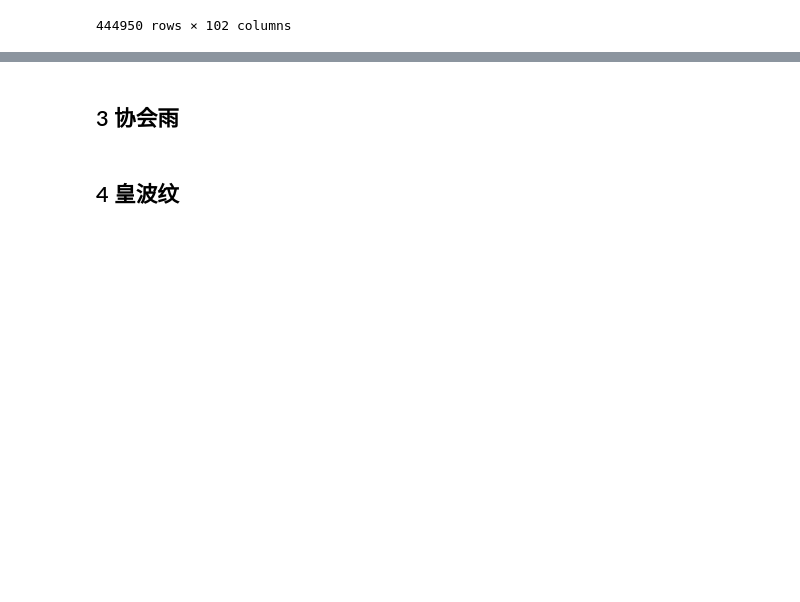
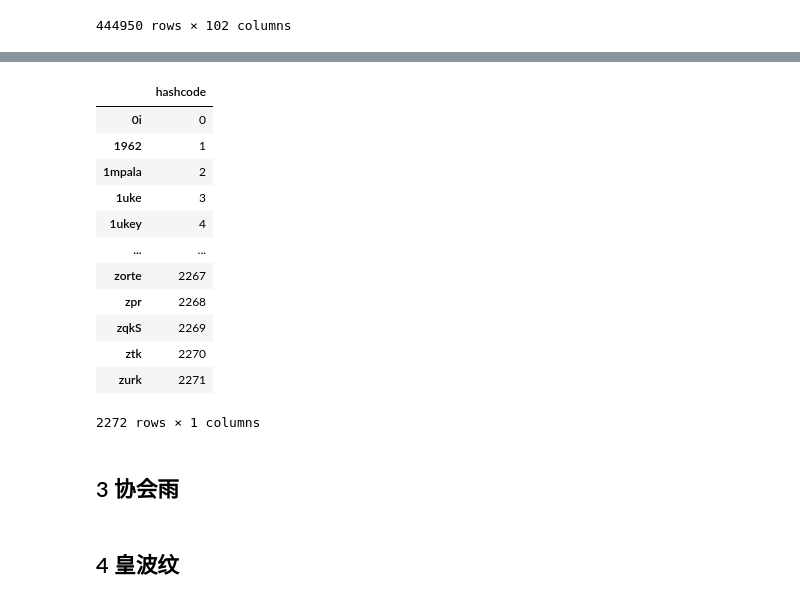
Before and after one commit to saeculumx/DataScienceTool_F23, a Jupyter notebook: project.ipynb, the cells around one changed output, grey strips where cells are left out. Drawn from its saved outputs; the diff is of its cells as text; code cells hidden in the pictures; blank space fills up the shorter version.

```diff
--- a/project.ipynb
+++ b/project.ipynb
@@ -289,0 +275,17 @@ len(all_players)
+# %%
+df_players_hash = pd.DataFrame(range(len(all_players)), index = list(all_players), columns =['hashcode'], dtype=int)
+df_players_hash
+# %% [output]
+|  | hashcode |
+| 0i | 0 |
+| 1962 | 1 |
+| 1mpala | 2 |
+| 1uke | 3 |
+| 1ukey | 4 |
+| ... | ... |
+| zorte | 2267 |
+| zpr | 2268 |
+| zqkS | 2269 |
+| ztk | 2270 |
+| zurk | 2271 |
+2272 rows × 1 columns
```
Also changed, not shown: parts of 7 cells of this notebook.
